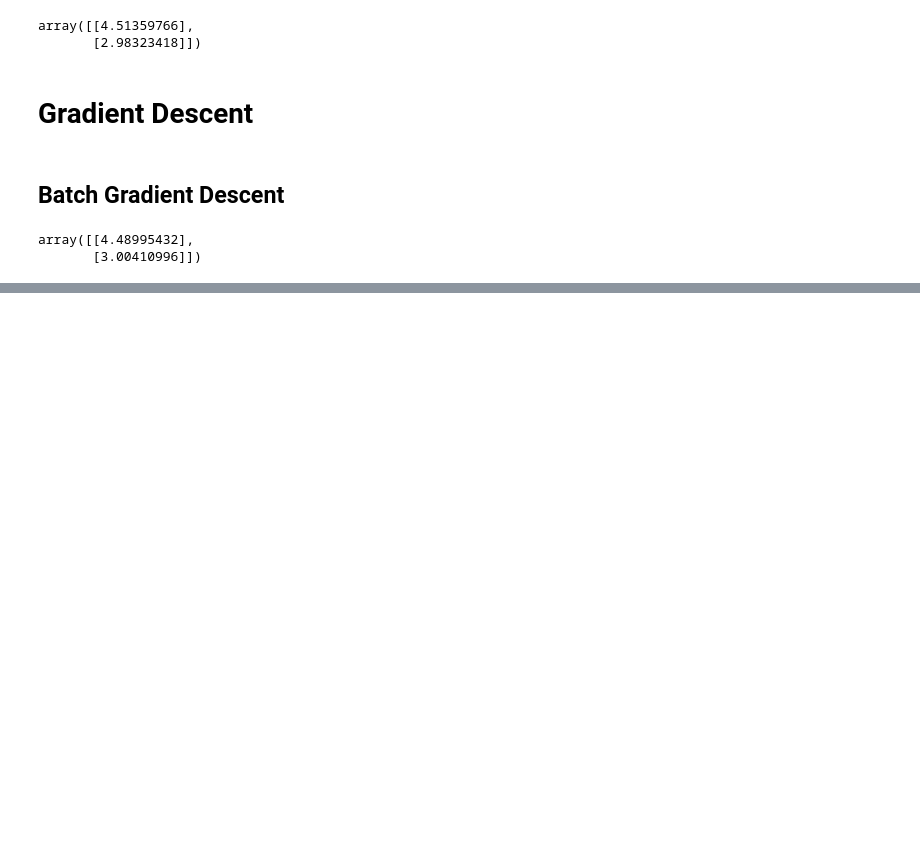
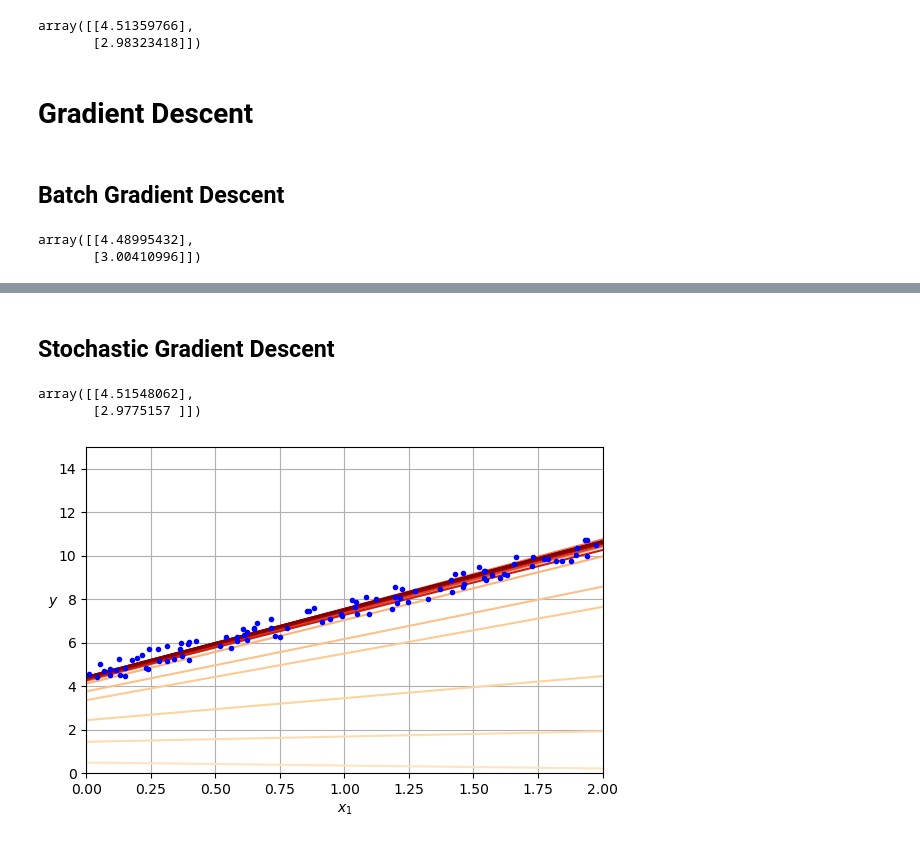
Before and after one commit to Raichi1/Hands-On-Machine-Learning-3rd-Edition, a Jupyter notebook: Chapter-4_Training-Models/code/code.ipynb, the cells around one changed output, grey strips where cells are left out. Saved outputs shown, nothing was run; the diff lists cells and outputs as text; code cells hidden in the pictures; blank space fills up the shorter version.

Commit message:
stochastic gradient descent

```diff
--- a/Chapter-4_Training-Models/code/code.ipynb
+++ b/Chapter-4_Training-Models/code/code.ipynb
@@ -155,0 +156,2 @@ plt.show()
+# %% [markdown]
+## Stochastic Gradient Descent
@@ -155,0 +176,48 @@ plt.show()
+# %%
+theta
+# %% [output]
+array([[4.51548062],
+       [2.9775157 ]])
+# %%
+theta_path_sgd = []  # extra code – we need to store the path of theta in the
+                     #              parameter space to plot the next figure
+# %%
+n_epochs = 50
+t0, t1 = 5, 50  # learning schedule hyperparameters
+
+def learning_schedule(t):
+    return t0 / (t + t1)
+
+np.random.seed(42)
+theta = np.random.randn(2, 1)  # random initialization
+
+n_shown = 20  # extra code – just needed to generate the figure below
+plt.figure(figsize=(6, 4))  # extra code – not needed, just formatting
+
+for epoch in range(n_epochs):
+    for iteration in range(m):
+
+        # extra code – these 4 lines are used to generate the figure
+        if epoch == 0 and iteration < n_shown:
+            y_predict = X_new_b @ theta
+            color = mpl.colors.rgb2hex(plt.cm.OrRd(iteration / n_shown + 0.15))
+            plt.plot(X_new, y_predict, color=color)
+
+        random_index = np.random.randint(m)
+        xi = X_b[random_index : random_index + 1]
+        yi = y[random_index : random_index + 1]
+        gradients = 2 * xi.T @ (xi @ theta - yi)  # for SGD, do not divide by m
+        eta = learning_schedule(epoch * m + iteration)
+        theta = theta - eta * gradients
+        theta_path_sgd.append(theta)  # extra code – to generate the figure
+
+# extra code – this section beautifies and saves Figure 4–10
+plt.plot(X, y, "b.")
+plt.xlabel("$x_1$")
+plt.ylabel("$y$", rotation=0)
+plt.axis([0, 2, 0, 15])
+plt.grid()
+save_fig("sgd_plot")
+plt.show()
+# %% [output]
+[figure, added]
```
Also changed, not shown: parts of 3 cells of this notebook, 1 other file.
